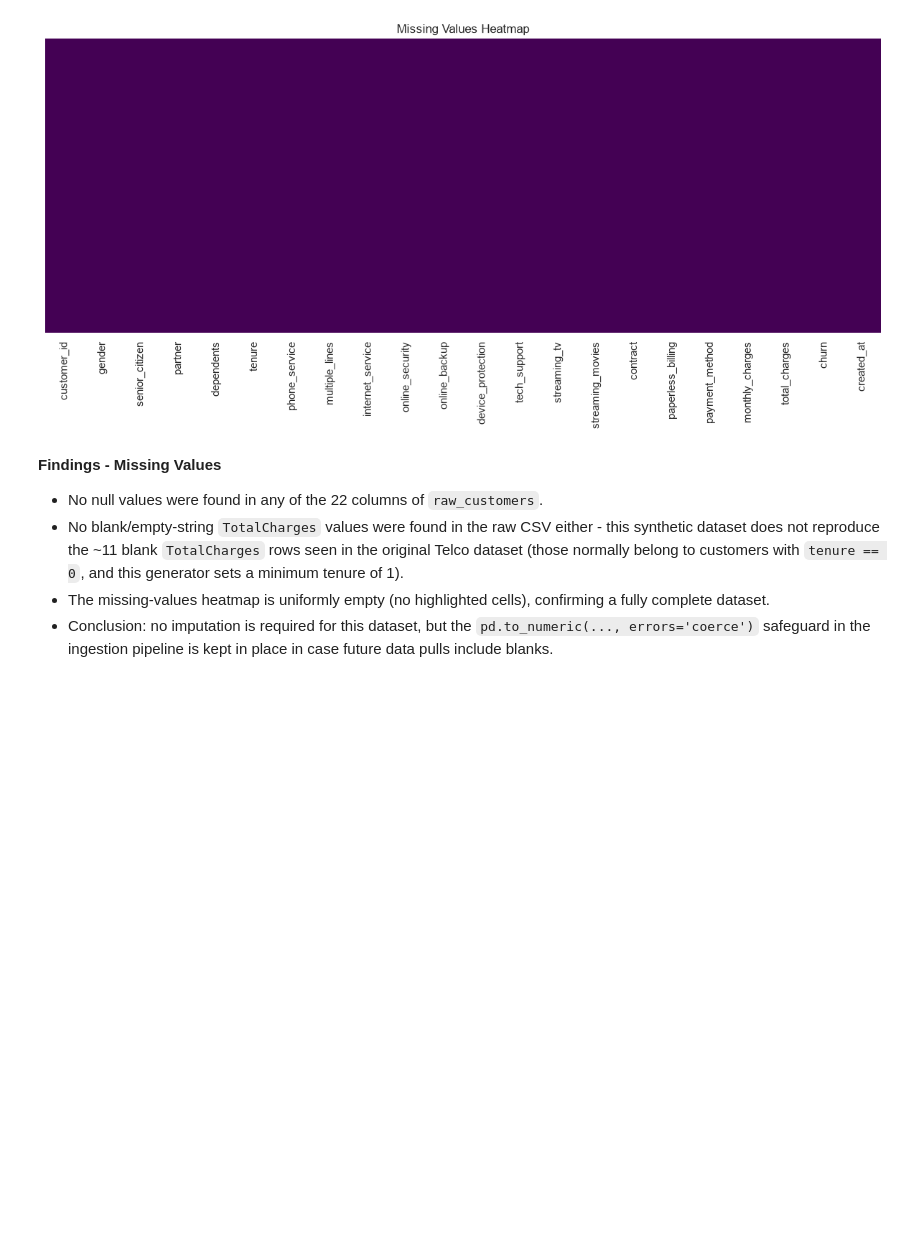
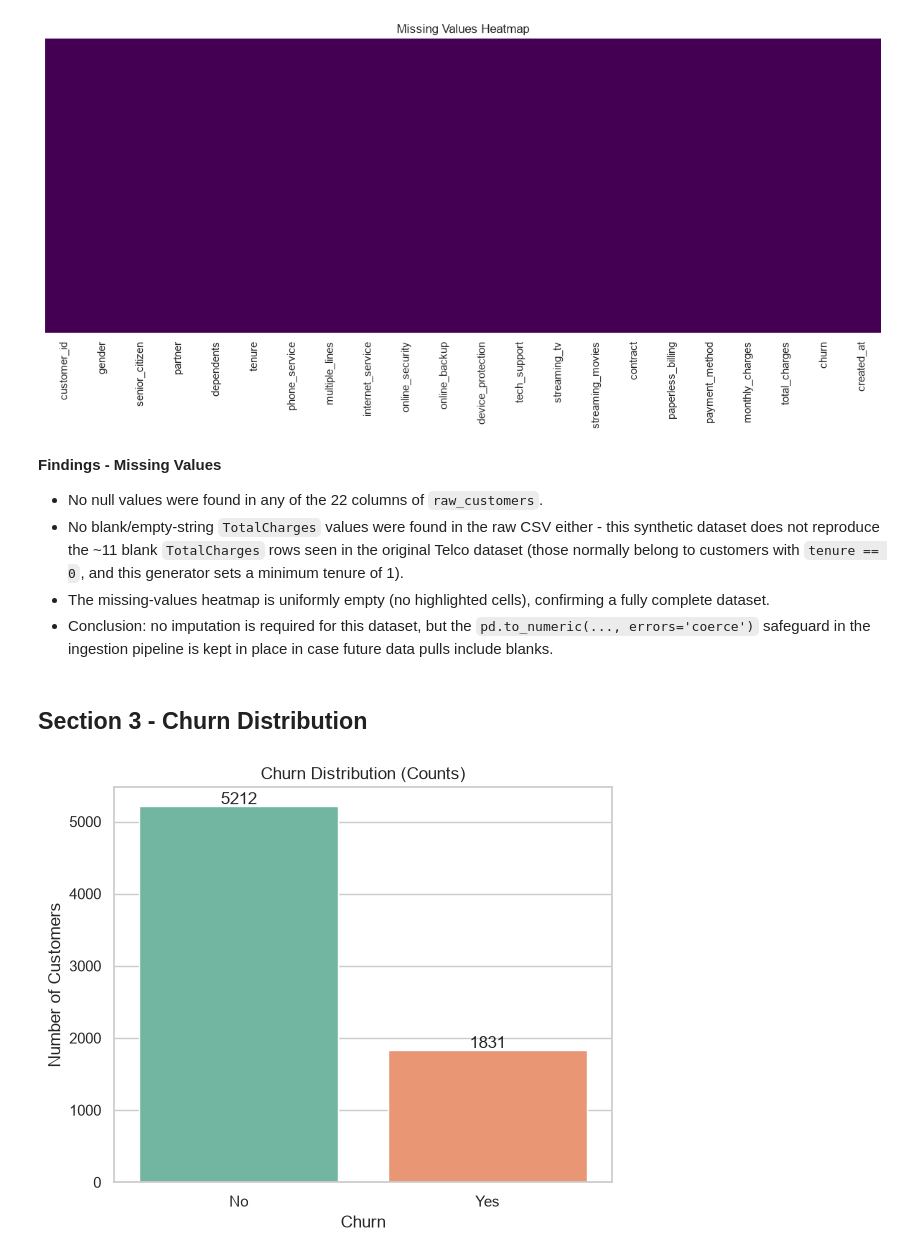
Before and after one commit to raja69reddy/customer-churn-predictor, a Jupyter notebook: notebooks/01_eda.ipynb, the cells around one changed output. Cells and saved outputs as stored; diff of their text form; code cells hidden in the pictures; blank space fills up the shorter version.

Commit message:
Day 3: EDA - churn distribution analysis

```diff
--- a/notebooks/01_eda.ipynb
+++ b/notebooks/01_eda.ipynb
@@ -114,3 +114,19 @@ plt.show()
 - No blank/empty-string `TotalCharges` values were found in the raw CSV either - this synthetic dataset does not reproduce the ~11 blank `TotalCharges` rows seen in the original Telco dataset (those normally belong to customers with `tenure == 0`, and this generator sets a minimum tenure of 1).
 - The missing-values heatmap is uniformly empty (no highlighted cells), confirming a fully complete dataset.
 - Conclusion: no imputation is required for this dataset, but the `pd.to_numeric(..., errors='coerce')` safeguard in the ingestion pipeline is kept in place in case future data pulls include blanks.
+# %% [markdown]
+## Section 3 - Churn Distribution
+# %%
+churn_counts = df['churn'].value_counts()
+
+plt.figure(figsize=(6, 5))
+sns.barplot(x=churn_counts.index, y=churn_counts.values, hue=churn_counts.index, palette='Set2', legend=False)
+plt.title('Churn Distribution (Counts)')
+plt.xlabel('Churn')
+plt.ylabel('Number of Customers')
+for i, v in enumerate(churn_counts.values):
+    plt.text(i, v + 30, str(v), ha='center')
+plt.tight_layout()
+plt.show()
+# %% [output]
+[figure, added]
```
Also changed, not shown: parts of 3 cells of this notebook.
